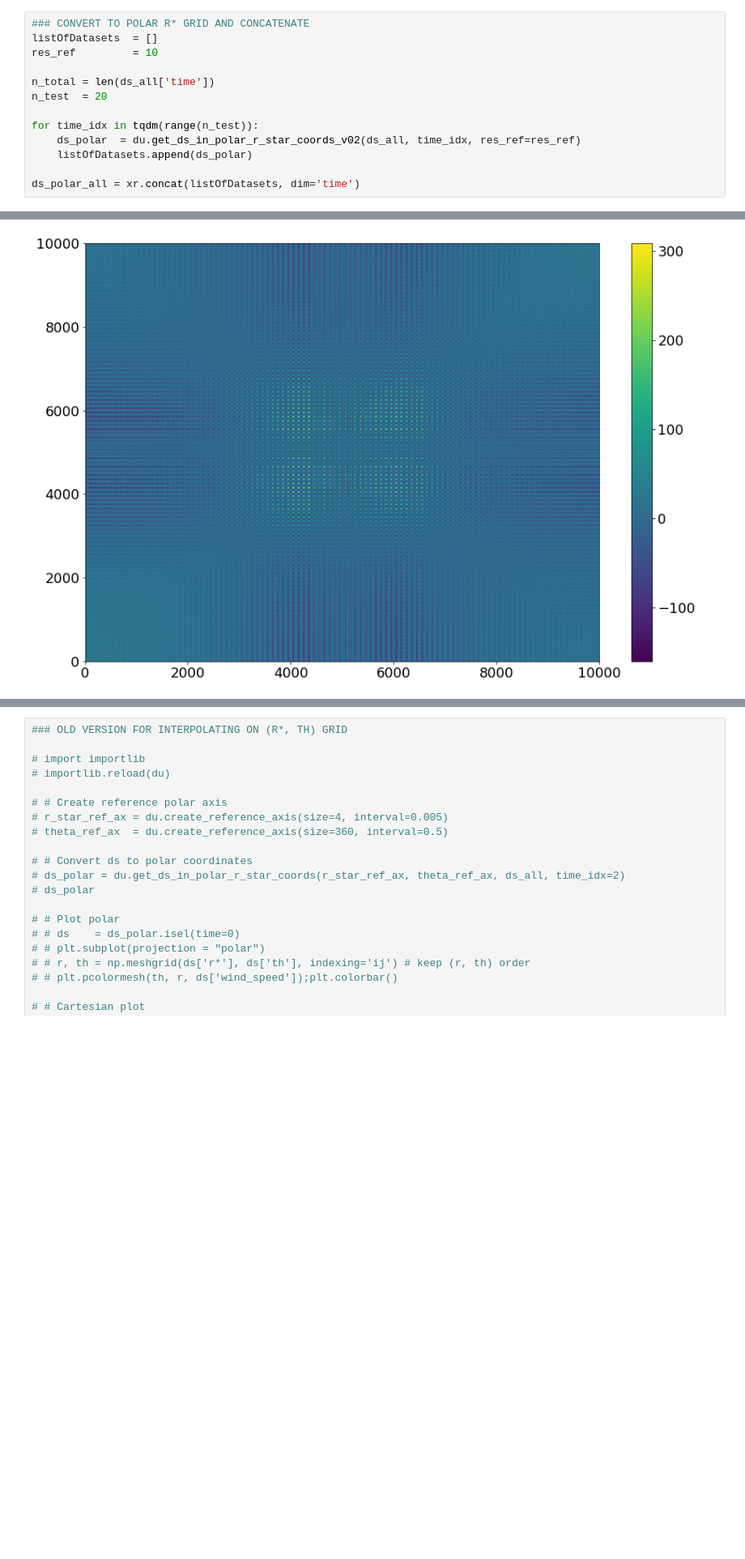
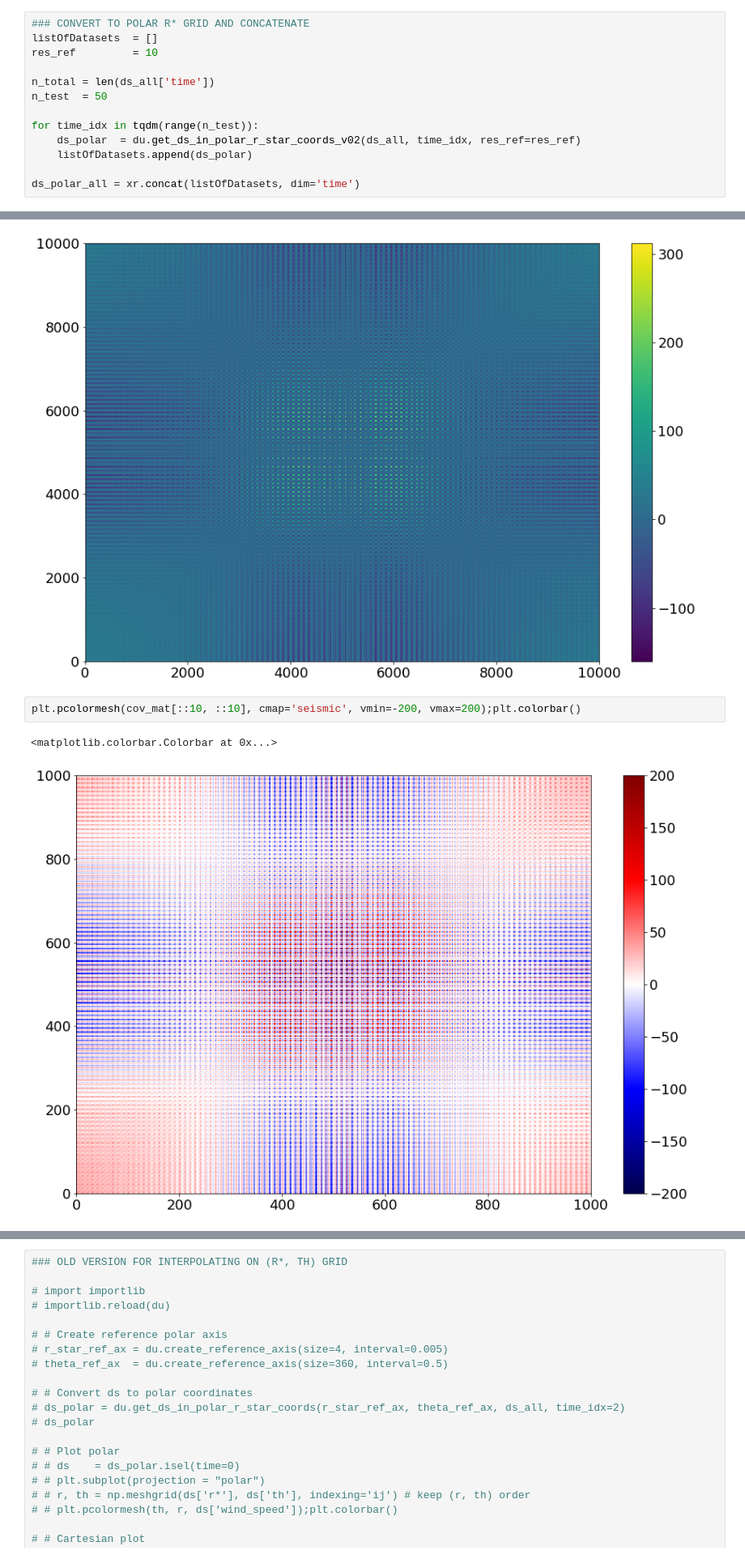
Before and after one commit to Arthur117/bigData2022_covariance, a Jupyter notebook: cov_mat_by_cat.ipynb, the cells around one changed output, grey strips where cells are left out. Shown at 81% size. Drawn from its saved outputs; the diff is of its cells as text; blank space fills up the shorter version.

```diff
--- a/cov_mat_by_cat.ipynb
+++ b/cov_mat_by_cat.ipynb
@@ -81,7 +81,7 @@ listOfDatasets  = []
 res_ref         = 10
 
 n_total = len(ds_all['time'])
-n_test  = 20
+n_test  = 50
 
 for time_idx in tqdm(range(n_test)):
     ds_polar  = du.get_ds_in_polar_r_star_coords_v02(ds_all, time_idx, res_ref=res_ref)
@@ -138,3 +138,8 @@ plt.pcolormesh(cov_mat);plt.colorbar()
 # %% [output]
 <matplotlib.colorbar.Colorbar at 0x...>
 [figure]
+# %%
+plt.pcolormesh(cov_mat[::10, ::10], cmap='seismic', vmin=-200, vmax=200);plt.colorbar()
+# %% [output]
+<matplotlib.colorbar.Colorbar at 0x...>
+[figure, added]
```
Also changed, not shown: parts of 6 cells of this notebook.
